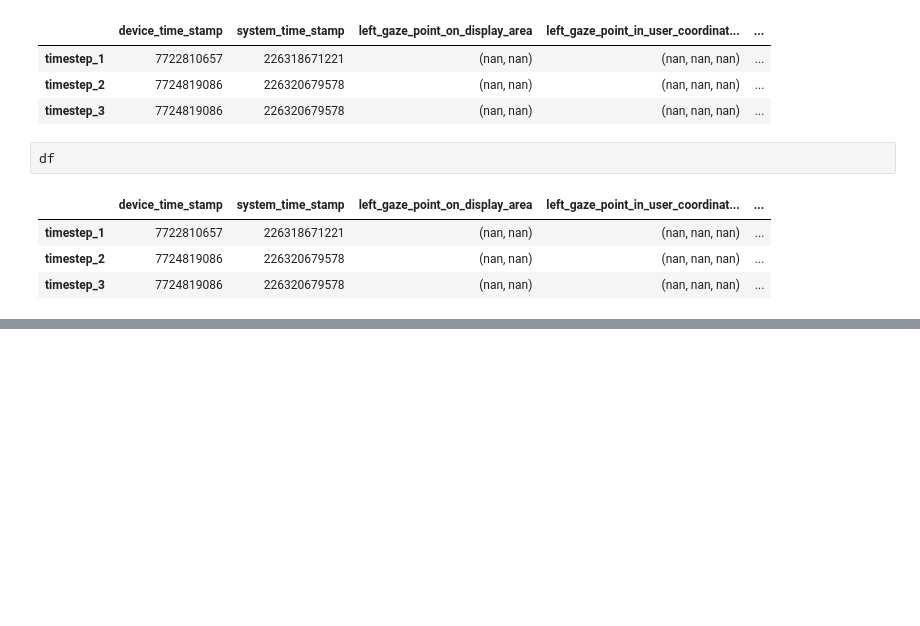
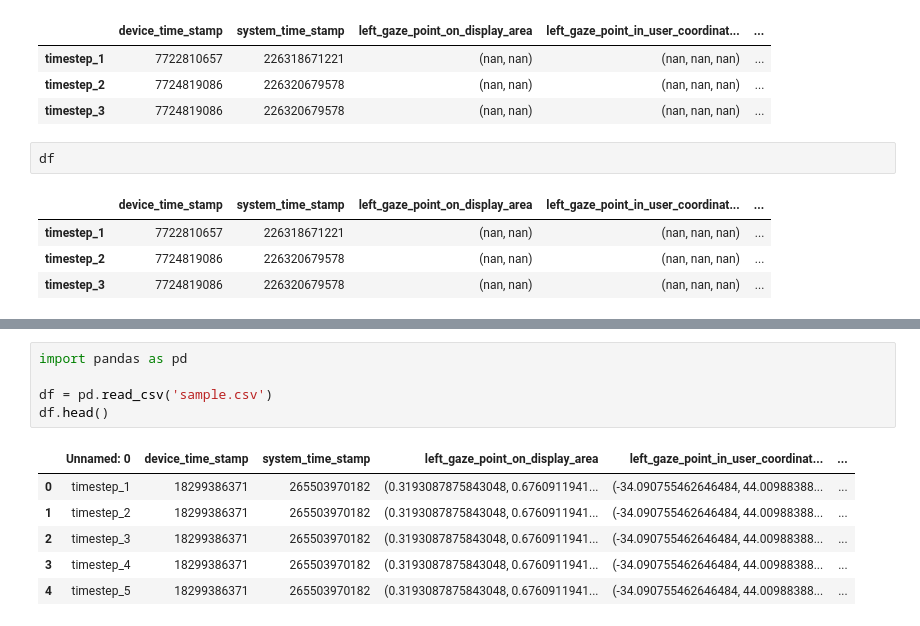
Before and after one commit to crasgaitis/innovision, a Jupyter notebook: test.ipynb, the cells around one changed output, grey strips where cells are left out. Drawn from its saved outputs; the diff is of its cells as text; blank space fills up the shorter version.

```diff
--- a/test.ipynb
+++ b/test.ipynb
@@ -234,0 +260,12 @@ df
+# %%
+import pandas as pd
+
+df = pd.read_csv('sample.csv')
+df.head()
+# %% [output]
+|  | Unnamed: 0 | device_time_stamp | system_time_stamp | left_gaze_point_on_display_area | left_gaze_point_in_user_coordinat... | ... |
+| 0 | timestep_1 | 18299386371 | 265503970182 | (0.3193087875843048, 0.6760911941... | (-34.090755462646484, 44.00988388... | ... |
+| 1 | timestep_2 | 18299386371 | 265503970182 | (0.3193087875843048, 0.6760911941... | (-34.090755462646484, 44.00988388... | ... |
+| 2 | timestep_3 | 18299386371 | 265503970182 | (0.3193087875843048, 0.6760911941... | (-34.090755462646484, 44.00988388... | ... |
+| 3 | timestep_4 | 18299386371 | 265503970182 | (0.3193087875843048, 0.6760911941... | (-34.090755462646484, 44.00988388... | ... |
+| 4 | timestep_5 | 18299386371 | 265503970182 | (0.3193087875843048, 0.6760911941... | (-34.090755462646484, 44.00988388... | ... |
```
Also changed, not shown: parts of 6 cells of this notebook, 7 other files.
